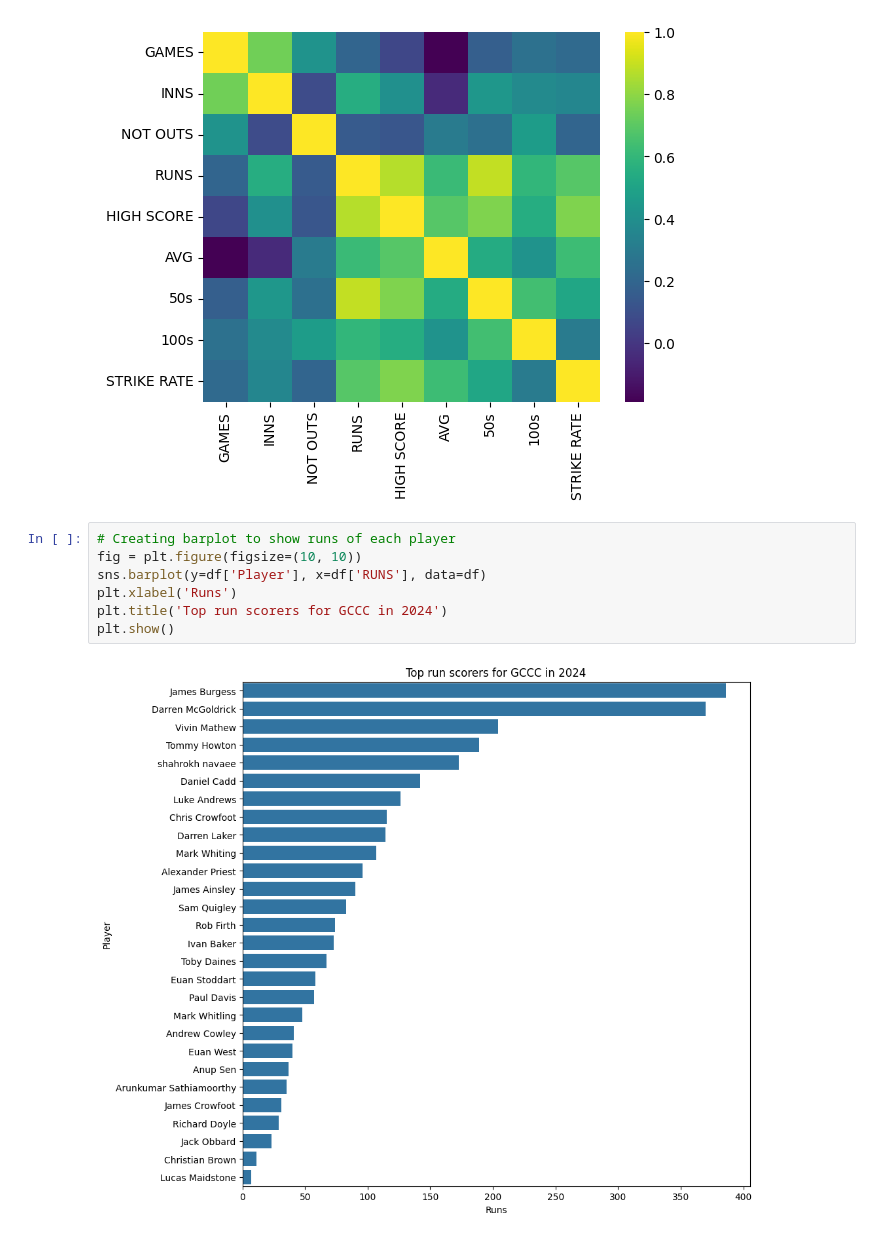
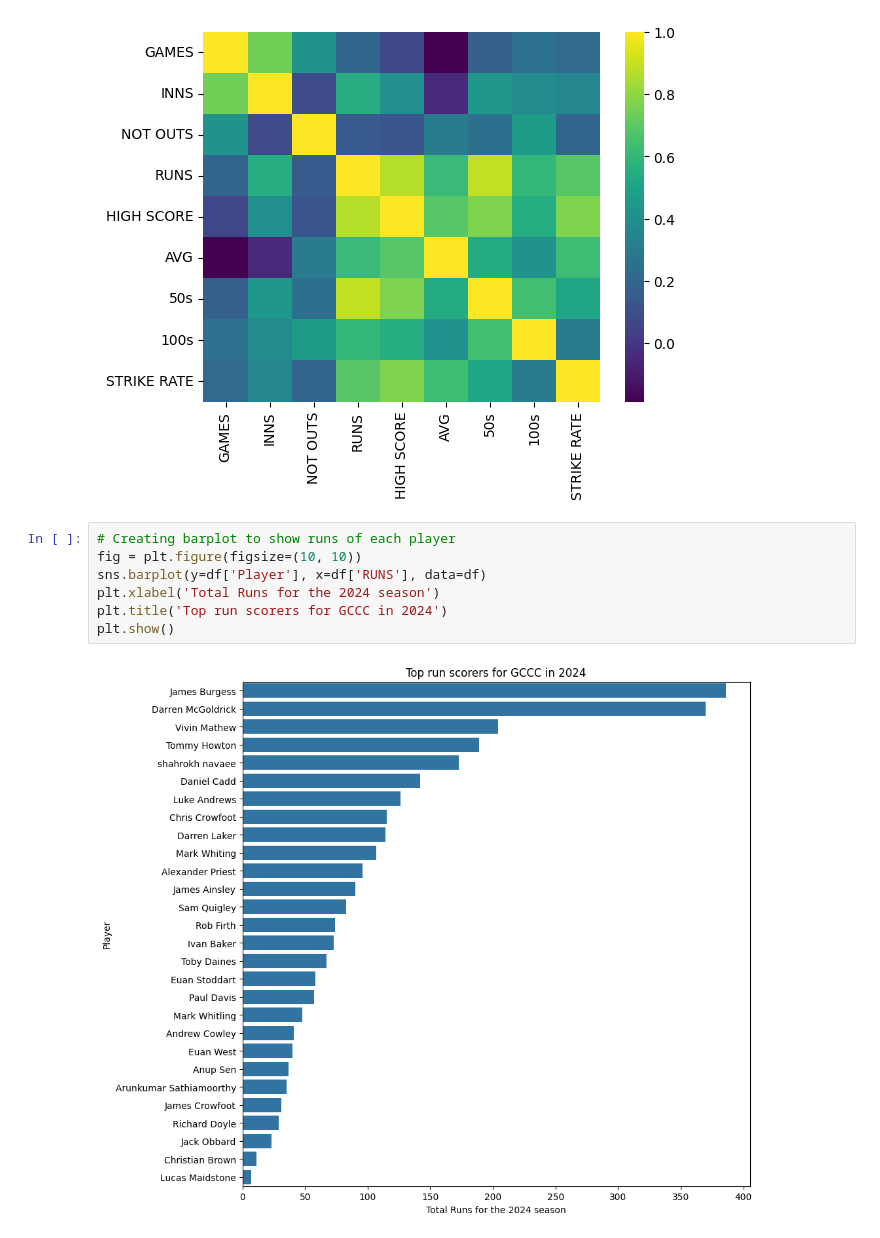
Before and after one commit to TobyDaines/GCCC-Player-Stats-Database, a Jupyter notebook: All Players.ipynb, the cells around one changed output. Drawn from its saved outputs; the diff is of its cells as text.

```diff
--- a/All Players.ipynb
+++ b/All Players.ipynb
@@ -150,9 +150,9 @@ sns.heatmap(correlation, cmap="viridis")
 # %%
 # Creating barplot to show runs of each player
 fig = plt.figure(figsize=(10, 10))
 sns.barplot(y=df['Player'], x=df['RUNS'], data=df)
-plt.xlabel('Runs')
+plt.xlabel('Total Runs for the 2024 season')
 plt.title('Top run scorers for GCCC in 2024')
 plt.show()
 # %% [output]
-[figure, old version]
+[figure, new version]
```
